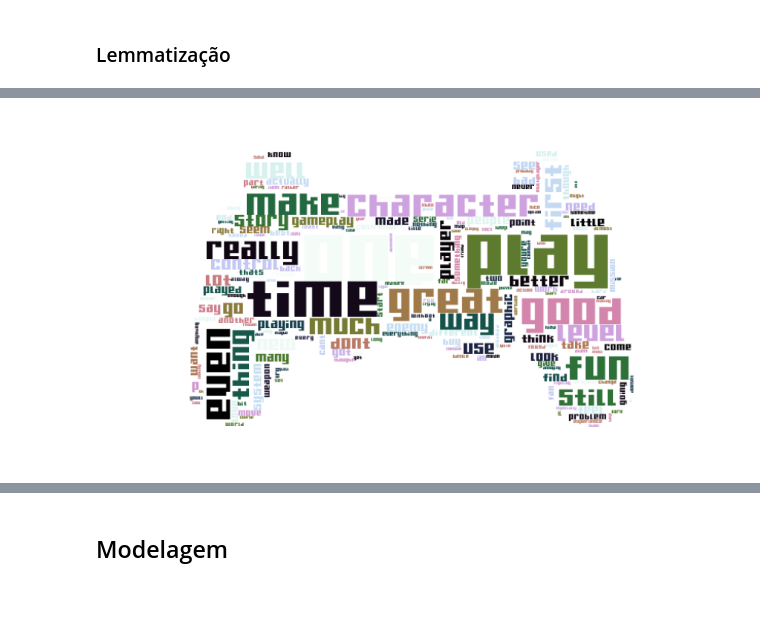
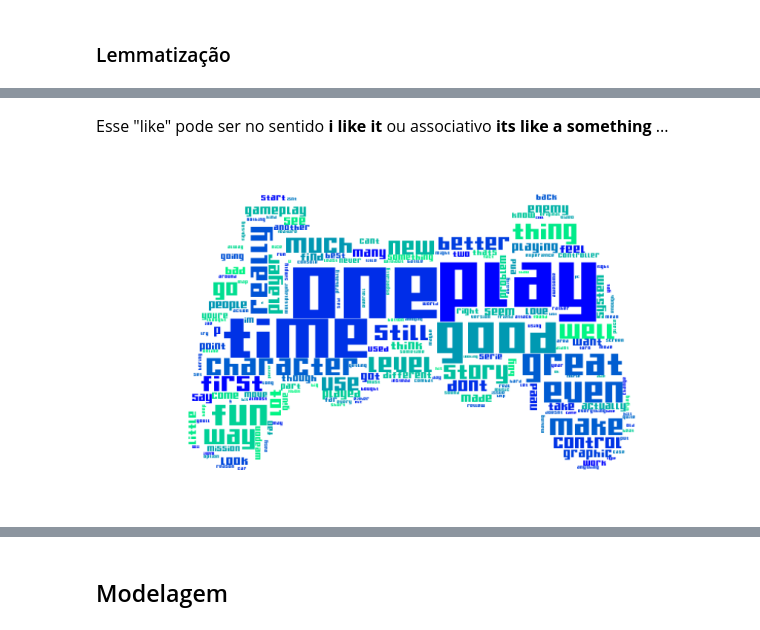
Before and after one commit to lhndsp/ps-turingUSP, a Jupyter notebook: 2_analise-e-ia/analise_e_modelos.ipynb, the cells around one changed output, grey strips where cells are left out. Cells and saved outputs as stored; diff of their text form; code cells hidden in the pictures; blank space fills up the shorter version.

```diff
--- a/2_analise-e-ia/analise_e_modelos.ipynb
+++ b/2_analise-e-ia/analise_e_modelos.ipynb
@@ -44,7 +53,7 @@ from matplotlib import gridspec
 import matplotlib as mpl
 import seaborn as sns
 # %%
-plt.style.use('seaborn')
+plt.style.use('ggplot')
 
 font = {'family' : 'DejaVu Sans',
         'weight' : 'bold',
@@ -143,5 +135,6 @@ overall:
 dfReview['reviewText'] = dfReview.apply(lambda x: x.summary + ' ' + x.reviewText if str(x.reviewText) != 'nan' else x.summary, axis=1)
 # %%
 # removendo colunas desnecessarias:
-dfReview.drop(['level_0', 'index', 'unixReviewTime', 'reviewerID', "reviewerName", "summary"], axis=1, inplace=True)
+dfReview.drop(['level_0', 'index', 'unixReviewTime',
+               'reviewerID', "reviewerName", "summary"], axis=1, inplace=True)
 # %%
@@ -313,0 +282,4 @@ Name: reviewText_prep, Length: 8000, dtype: object
+# %%
+# adiciona coluna com quantidade de palavras e quantidade de caracteres
+dfReview['len_review_words'] = dfReview['reviewText_prep'].apply(lambda x:len(x.split()))
+dfReview['len_review_chars'] = dfReview['reviewText_prep'].apply(lambda x:len(x))
@@ -313,0 +318,6 @@ Name: reviewText_prep, Length: 8000, dtype: object
+# %%
+plt.figure(figsize=(30, 10))
+dfReview['YearMonth'] = dfReview['reviewTime'].apply(lambda x:pd.to_datetime(str(x.year) + ' ' + str(x.month), format='%Y %m'))
+p = sns.lineplot(data=dfReview.groupby('YearMonth').count().reset_index(),
+                 x='YearMonth',
+                 y='reviewText_prep',)
@@ -314,3 +332,5 @@ Name: reviewText_prep, Length: 8000, dtype: object
+# %% [markdown]
+<font size="3">Esse "like" pode ser no sentido **i like it** ou associativo **its like a something** ...</font>
 # %%
 ret, mask = cv.threshold(cv.imread('controller.png'),
                          55,
@@ -322,14 +339,14 @@ ret, mask = cv.threshold(cv.imread('controller.png'),
 # %%
 text = ' '.join(list(dfReview['reviewText_prep']))
 
 wordcloud = WordCloud(background_color="white",
                       width=500, height=500,
                       mask=mask,
                       font_path='Gamer.ttf',
-                      colormap="cubehelix",).generate(text)
+                      colormap="winter",).generate(text)
 
 plt.figure(figsize=(15,10))
 p = plt.imshow(wordcloud, interpolation='bilinear')
 p = plt.axis("off")
 # %% [output]
-[figure, old version]
+[figure, new version]
```
Also changed, not shown: parts of 50 cells of this notebook, 2 other files.
